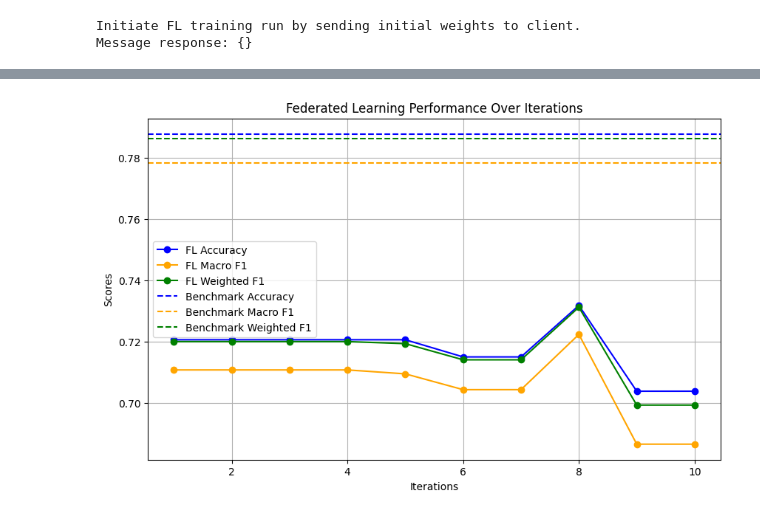
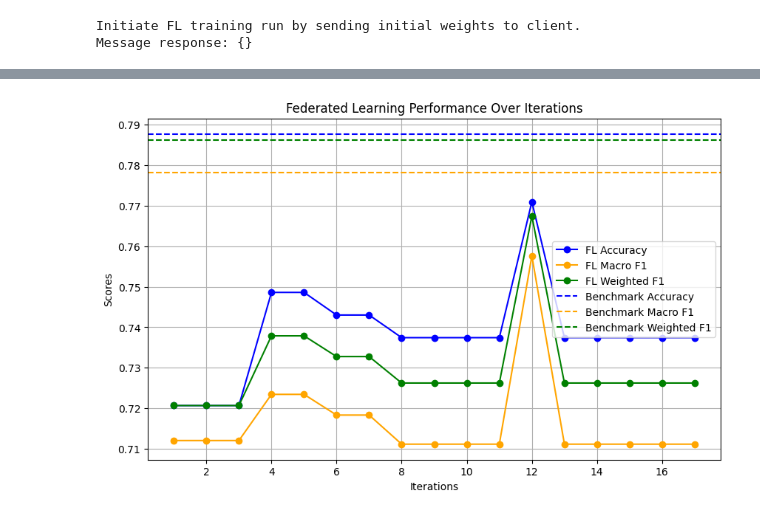
Before and after one commit to batcapricorn/didcomm-playground, a Jupyter notebook: notebooks/federated_learning.ipynb, the cells around one changed output, grey strips where cells are left out. Drawn from its saved outputs; the diff is of its cells as text; code cells hidden in the pictures.

```diff
--- a/notebooks/federated_learning.ipynb
+++ b/notebooks/federated_learning.ipynb
@@ -97,12 +97,13 @@ print("Message response:", json.dumps(message_response, indent=2))
 Initiate FL training run by sending initial weights to client.
 Message response: {}
 # %%
+iterations = list(range(1, 18))
 accs = []
 macro_f1 = []
 micro_f1 = []
 
 time.sleep(10)
-for i in range(10):
+for i in iterations:
     print(f"Iteration Number {i + 1}")
     with open("../model/params.json", "r") as file:
         model_params = json.load(file)
@@ -154,30 +171,29 @@ Accuracy: 0.7039106145251397
 # %%
 benchmark_acc, benchmark_macro_f1, benchmark_micro_f1 = (
     0.7877094972067039,
     0.7782342201356287,
     0.7861729657897729,
 )
 
-iterations = list(range(1, 11))
 plt.figure(figsize=(10, 6))
 plt.plot(iterations, accs, label="FL Accuracy", marker="o", color="blue")
 plt.plot(iterations, macro_f1, label="FL Macro F1", marker="o", color="orange")
 plt.plot(iterations, micro_f1, label="FL Weighted F1", marker="o", color="green")
 
 # Plot benchmark scores
 plt.axhline(y=benchmark_acc, color="blue", linestyle="--", label="Benchmark Accuracy")
 plt.axhline(
     y=benchmark_macro_f1, color="orange", linestyle="--", label="Benchmark Macro F1"
 )
 plt.axhline(
     y=benchmark_micro_f1, color="green", linestyle="--", label="Benchmark Weighted F1"
 )
 
 plt.xlabel("Iterations")
 plt.ylabel("Scores")
 plt.title("Federated Learning Performance Over Iterations")
 plt.legend()
 plt.grid(True)
 plt.show()
 # %% [output]
-[figure, old version]
+[figure, new version]
```
Also changed, not shown: parts of 3 cells of this notebook, 5 other files.
